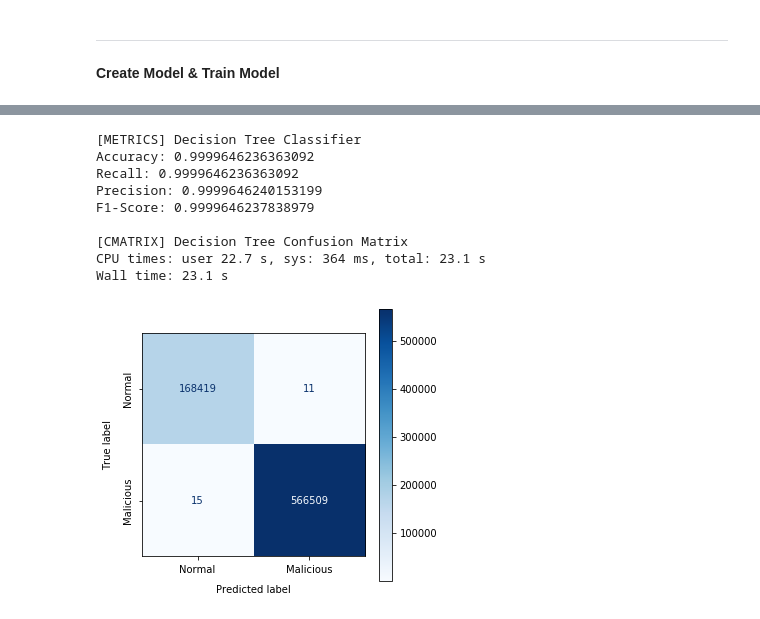
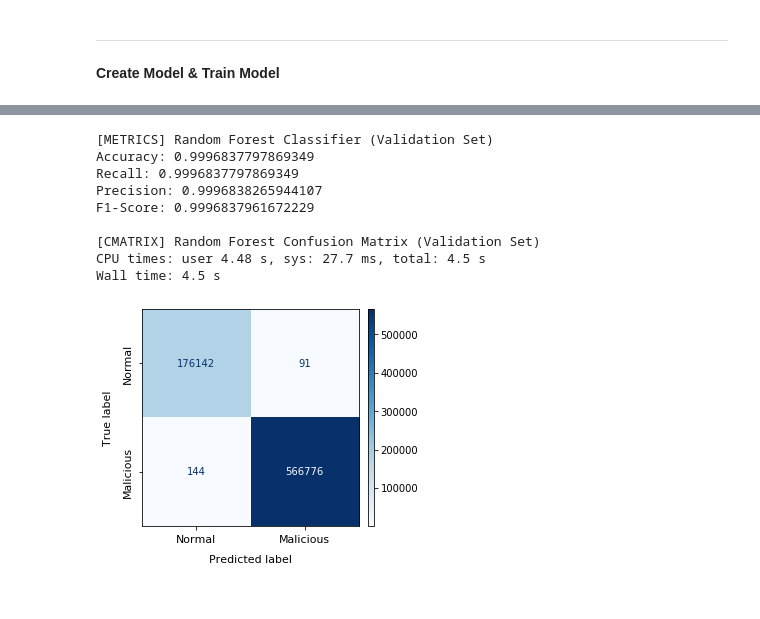
Before and after one commit to ivoafonsobispo/IoMT-AI-IDS, a Jupyter notebook: Machine Learning/IP-Based/Flows/Binary/Random_Forest/IoMT_23_Results_Binary.ipynb, the cells around one changed output, grey strips where cells are left out. Drawn from its saved outputs; the diff is of its cells as text; code cells hidden in the pictures.

```diff
--- a/Machine Learning/IP-Based/Flows/Binary/Random_Forest/IoMT_23_Results_Binary.ipynb
+++ b/Machine Learning/IP-Based/Flows/Binary/Random_Forest/IoMT_23_Results_Binary.ipynb
@@ -165,18 +165,29 @@ def conf_matrix(y_test, prediction, array_dimension = 2):
     cmd = ConfusionMatrixDisplay(cm, display_labels=['Normal', 'Malicious'])
 
     # Plot size
-    fig, ax = plt.subplots(figsize=(5,5))
+    fig, ax = plt.subplots(figsize=(4,4))
 
     # Add axis labels and rotate them
-    ax.set_xlabel('Predicted labels', rotation=0, labelpad=10)
-    ax.set_ylabel('True labels', rotation=90, labelpad=10)
+    ax.set_xlabel('Predicted labels', rotation=0, labelpad=10, fontsize=11)
+    ax.set_ylabel('True labels', rotation=90, labelpad=10, fontsize=11)
+
+    cmd.plot(ax=ax, cmap=plt.cm.Blues, colorbar=False)
+
+    ax.set_xticks([0, 1])
+    ax.set_yticks([0, 1])
+    ax.set_xticklabels(['Normal', 'Malicious'])
+    ax.set_yticklabels(['Normal', 'Malicious'])
 
     ax.tick_params(axis='x', pad=10)
     ax.set_xticklabels(ax.get_xticklabels(), rotation=0, ha='center', va='center')
     ax.tick_params(axis='y', pad=10)
     ax.set_yticklabels(ax.get_yticklabels(), rotation=90, ha='center', va='center')
 
-    cmd.plot(ax=ax, cmap=plt.cm.Blues)
+    # Adjust colorbar size
+    cax = plt.gcf().axes[-1]
+    cax.tick_params(labelsize=11)  # Adjust the font size of colorbar labels
+    cax = fig.add_axes([ax.get_position().x1+0.03,ax.get_position().y0,0.02,ax.get_position().height])
+    plt.colorbar(cmd.im_, cax=cax)
 # %%
 def plot_confusion_matrix(cm, target_names, title='Confusion matrix', cmap=None, normalize=False):
     if cmap is None:
@@ -199,29 +210,29 @@ def plot_confusion_matrix(cm, target_names, title='Confusion matrix', cmap=None,
 # %%
 %%time
 
 # Algorithm: RANDOM FOREST
 from sklearn.ensemble import RandomForestClassifier
 from sklearn import metrics
 
 forest = RandomForestClassifier(n_estimators=5, random_state=random_state)
 forest.fit(x_train, y_train)
 
 # Validation
 forest_validation_prediction = forest.predict(x_val)
 
 print("[METRICS] Random Forest Classifier (Validation Set)")
 compute_metrics(y_val, forest_validation_prediction)
 
 print("\n[CMATRIX] Random Forest Confusion Matrix (Validation Set)")
-conf_matrix(y_val, forest_validation_prediction)
+conf_matrix(y_val, forest_validation_prediction, 1)
 # %% [output]
-[METRICS] Decision Tree Classifier
-Accuracy: 0.9999646236363092
-Recall: 0.9999646236363092
-Precision: 0.9999646240153199
-F1-Score: 0.9999646237838979
+[METRICS] Random Forest Classifier (Validation Set)
+Accuracy: 0.9996837797869349
+Recall: 0.9996837797869349
+Precision: 0.9996838265944107
+F1-Score: 0.9996837961672229
 
-[CMATRIX] Decision Tree Confusion Matrix
-CPU times: user 22.7 s, sys: 364 ms, total: 23.1 s
-Wall time: 23.1 s
+[CMATRIX] Random Forest Confusion Matrix (Validation Set)
+CPU times: user 4.48 s, sys: 27.7 ms, total: 4.5 s
+Wall time: 4.5 s
-[figure, old version]
+[figure, new version]
```
Also changed, not shown: parts of 5 cells of this notebook, 9 other files.
